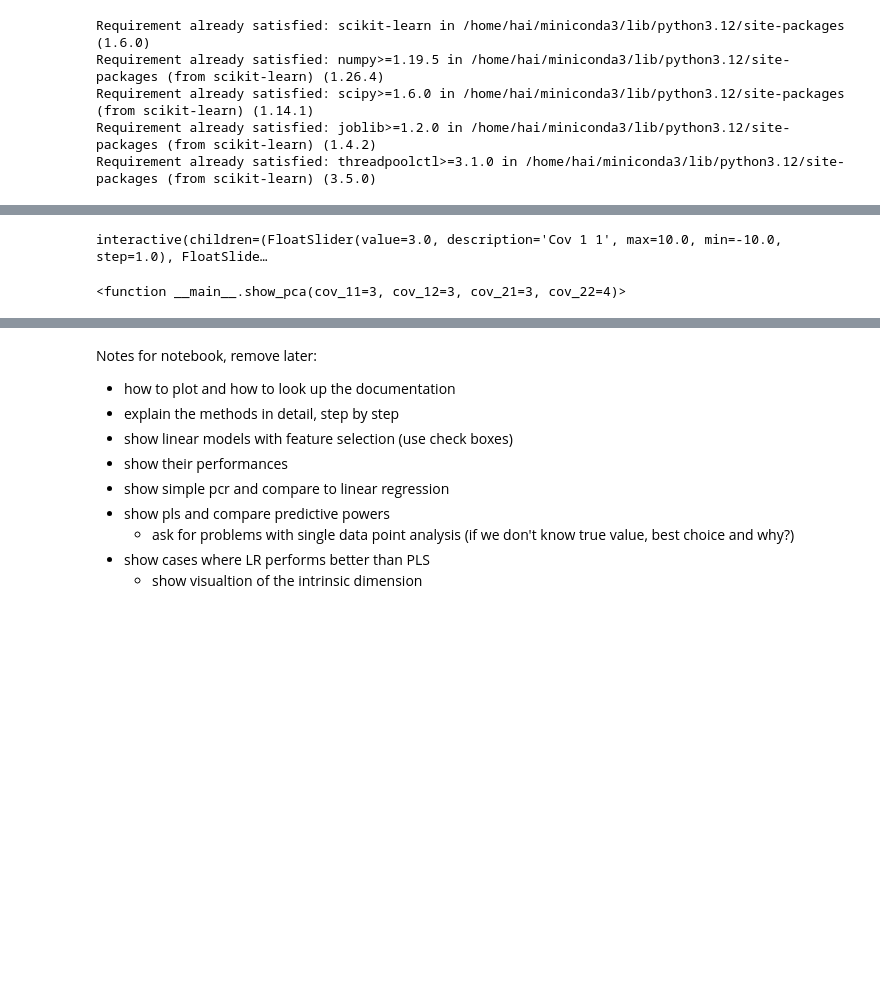
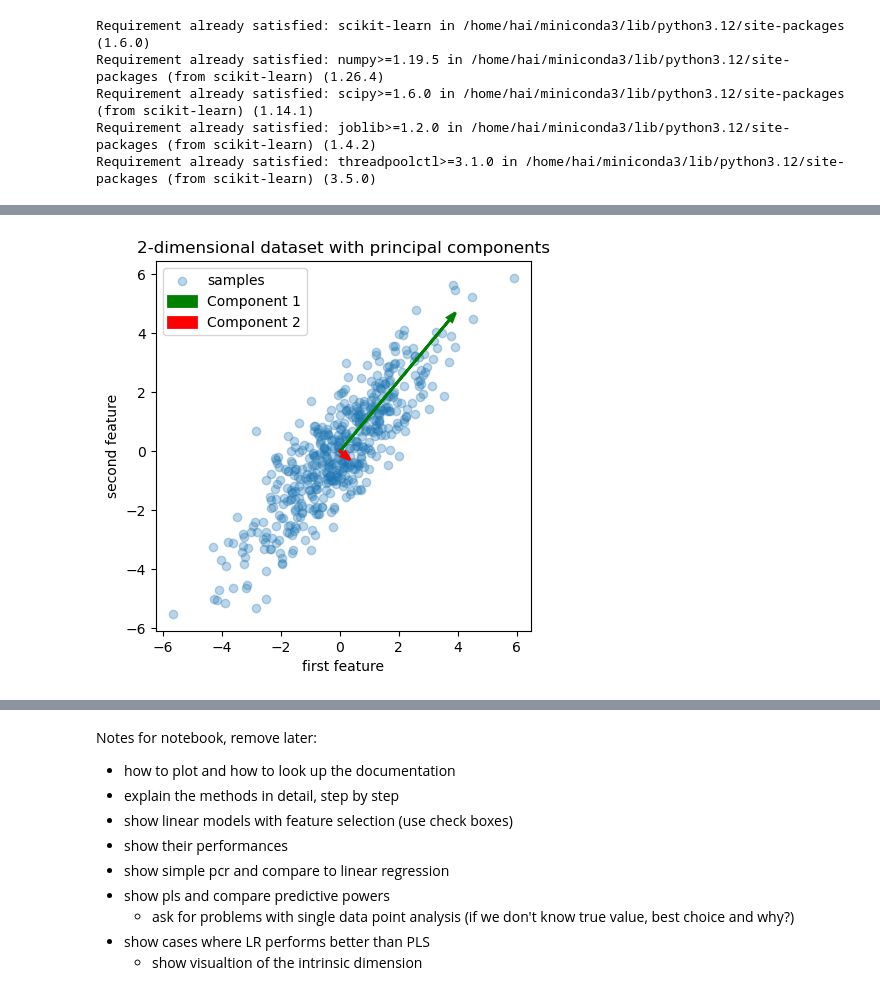
Before and after one commit to thisHermit/nonparametric-rank-tests, a Jupyter notebook: tutorial3_pca_pls.ipynb, the cells around one changed output, grey strips where cells are left out. Drawn from its saved outputs; the diff is of its cells as text; code cells hidden in the pictures; blank space fills up the shorter version.

```diff
--- a/tutorial3_pca_pls.ipynb
+++ b/tutorial3_pca_pls.ipynb
@@ -38,42 +40,32 @@ from sklearn import datasets
 import ipywidgets as widgets
 from ipywidgets import interact
 # %%
-
-def show_pca(cov_11=3, cov_12=3, cov_21=3, cov_22=4):
-    rng = np.random.RandomState(42)
-    n_samples = 500
-    cov = [[cov_11, cov_12], [cov_21, cov_22]]
-    X = rng.multivariate_normal(mean=[0, 0], cov=cov, size=n_samples)
-    pca = PCA(n_components=2).fit(X)
+rng = np.random.RandomState(42)
+n_samples = 500
+cov = [[3, 3], [3, 4]]
+X = rng.multivariate_normal(mean=[0, 0], cov=cov, size=n_samples)
+pca = PCA(n_components=2).fit(X)
 
 
-    plt.scatter(X[:, 0], X[:, 1], alpha=0.3, label="samples")
-    for i, (comp, var) in enumerate(zip(pca.components_, pca.explained_variance_)):
-        comp = comp * var  # scale component by its variance explanation power
-        arrow_color = 'green' if i == 0 else 'red'
-        plt.arrow(
-            0, 0, comp[0], comp[1],
-            head_width=0.2, head_length=0.3,
-            fc=arrow_color, ec=arrow_color,
-            length_includes_head=True,
-            label=f"Component {i+1}",
-            linewidth=2,
-        )
-    plt.gca().set(
-        aspect="equal",
-        title="2-dimensional dataset with principal components",
-        xlabel="first feature",
-        ylabel="second feature",
+plt.scatter(X[:, 0], X[:, 1], alpha=0.3, label="samples")
+for i, (comp, var) in enumerate(zip(pca.components_, pca.explained_variance_)):
+    comp = comp * var  # scale component by its variance explanation power
+    arrow_color = 'green' if i == 0 else 'red'
+    plt.arrow(
+        0, 0, comp[0], comp[1],
+        head_width=0.2, head_length=0.3,
+        fc=arrow_color, ec=arrow_color,
+        length_includes_head=True,
+        label=f"Component {i+1}",
+        linewidth=2,
     )
-    plt.legend()
-    plt.show()
-
-interact(show_pca,
-         cov_11=widgets.FloatSlider(value=3, min=-10, max=10, step=1, description='Cov 1 1'),
-         cov_12=widgets.FloatSlider(value=3, min=-10, max=10, step=1, description='Cov 1 2'),
-         cov_21=widgets.FloatSlider(value=3, min=-10, max=10, step=1, description='Cov 2 1'),
-         cov_22=widgets.FloatSlider(value=4, min=-10, max=10, step=1, description='Cov 2 2'),
-         )
+plt.gca().set(
+    aspect="equal",
+    title="2-dimensional dataset with principal components",
+    xlabel="first feature",
+    ylabel="second feature",
+)
+plt.legend()
+plt.show()
 # %% [output]
-interactive(children=(FloatSlider(value=3.0, description='Cov 1 1', max=10.0, min=-10.0, step=1.0), FloatSlide…
-<function __main__.show_pca(cov_11=3, cov_12=3, cov_21=3, cov_22=4)>
+[figure, added]
```
Also changed, not shown: parts of 17 cells of this notebook.
